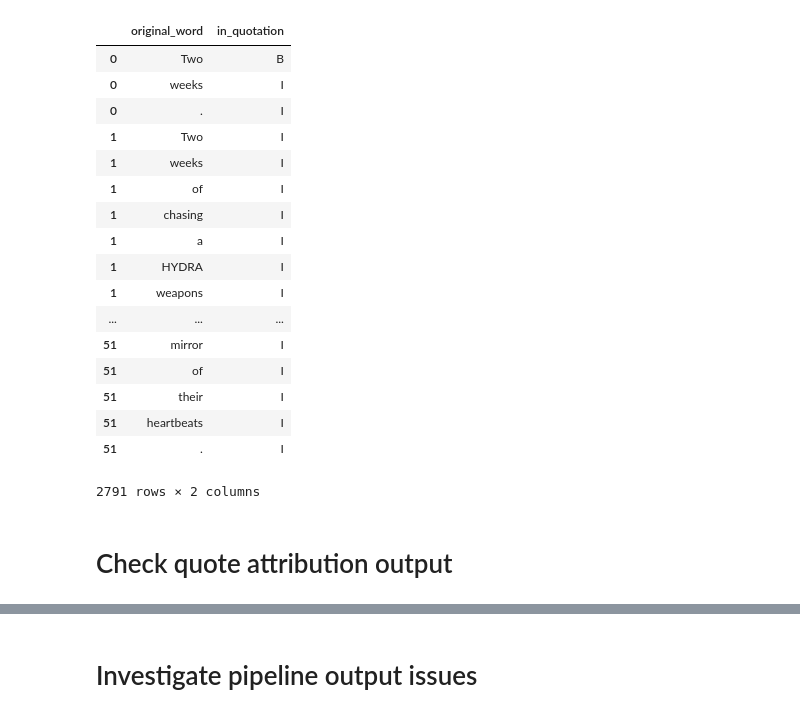
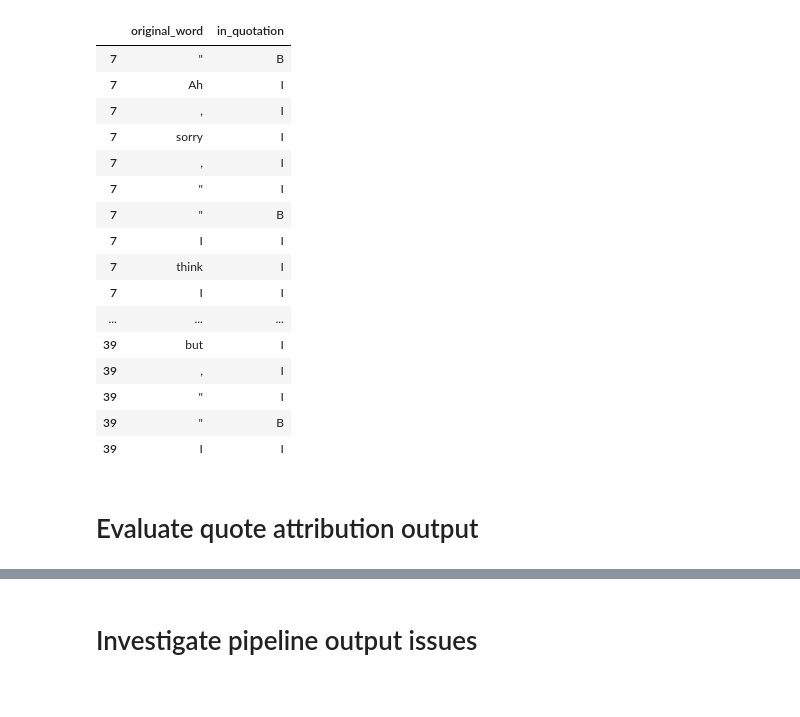
Before and after one commit to michaelmilleryoder/fanfiction-scripts, a Jupyter notebook: jupyter/pipeline_evaluation.ipynb, the cells around one changed output, grey strips where cells are left out. Saved outputs shown, nothing was run; the diff lists cells and outputs as text; code cells hidden in the pictures.

Commit message:
quote eval

```diff
--- a/jupyter/pipeline_evaluation.ipynb
+++ b/jupyter/pipeline_evaluation.ipynb
@@ -6,8 +6,8 @@ import pdb
 
 def in_quotation(tokens):
 
-    start_quote_chars = ['``', '"', '«']
-    end_quote_chars = ["''", '"', '»']
+    start_quote_chars = ['“', '``', '"', '«']
+    end_quote_chars = ['”', "''", '"', '»']
 
     result = []
     state = 'O' # Beginning, inside, end, outside
@@ -19,13 +19,13 @@ def in_quotation(tokens):
     }
 
     for tok in tokens:
-        if state == 'O' or state == 'E' and tok in start_quote_chars:
+        if (state == 'O' or state == 'E') and tok in start_quote_chars:
             state = 'B'
 
         elif state == 'B' and not tok in end_quote_chars:
             state = 'I'
 
-        elif state == 'B' or state == 'I' and tok in end_quote_chars:
+        elif (state == 'B' or state == 'I') and tok in end_quote_chars:
             state = 'E'
 
         elif state == 'E' and not tok in start_quote_chars:
@@ -43,6 +43,13 @@ def verify_bio(sequence):
     seq_str = ''.join(sequence)
     assert not re.search(r'[EO]I', seq_str)
     assert not re.search(r'[O]E', seq_str)
+# %%
+def create_token_ids(df):
+
+    para_token_lengths = df.groupby(['chapter_id', 'paragraph_id']).size().tolist()
+    token_ids = sum([list(range(1, para_length+1)) for para_length in para_token_lengths], [])
+
+    return token_ids
 # %%
 # Load gold tokenization
 
@@ -53,11 +60,11 @@ dataset_dirpath = '/data/fanfiction_ao3/annotated_10fandom/dev'
 csv_dirpath = os.path.join(dataset_dirpath, 'fics')
 fnames = os.listdir(csv_dirpath)
 
-for fname in fnames[:1]:
+for fname in sorted(fnames):
 #     outlines = []
     header = [
         'paragraph_id',
-        'sentence_id',
+        'chapter_id',
         'token_id',
         'begin_offset',
         'end_offset',
@@ -86,5 +93,23 @@ for fname in fnames[:1]:
     token_data['in_quotation'] = in_quotation(token_data['original_word'])
     verify_bio(token_data['in_quotation'].tolist())
 
+    # Reformat paragraph column
+    token_data['paragraph_id'] = token_data['para_id']
+
+    # Create token IDs
+    token_data['token_id'] = create_token_ids(token_data)
+
     # Add NaN columns
     token_data = token_data.reindex(columns=header)
+
+    # Placeholder columns
+    token_data['supersense'] = ['placeholder'] * len(token_data)
+    for col in ['begin_offset', 'end_offset', 'head_token_id', 'character_id']:
+        token_data[col] = [-1] * len(token_data)
+
+    # Print number of tokens in quotations
+    print(f'{fname}: {len(token_data[token_data["in_quotation"].isin(["B", "I"])])}')
+
+    # Save out tokens file
+    outpath = os.path.join(dataset_dirpath, 'tokens', f'{fname[:-4]}.tok')
+    token_data.to_csv(outpath, sep='\t', index=False)
@@ -99,6 +154,10 @@ Index(['paragraph_id', 'sentence_id', 'token_id', 'begin_offset', 'end_offset',
 # %%
+pd.set_option('display.max_rows', 10000)
+
 print(len(data))
 print(len(token_data))
+
+token_data.loc[:, ['original_word', 'in_quotation']]
 # %% [output]
 52
 2791
@@ -105,26 +181,25 @@ print(len(token_data))
 # %%
-token_data.loc[:, ['original_word', 'in_quotation']]
+token_data.loc[token_data['in_quotation'].isin(['B', 'I']), ['original_word', 'in_quotation']]
 # %% [output]
 |  | original_word | in_quotation |
-| 0 | Two | B |
-| 0 | weeks | I |
-| 0 | . | I |
-| 1 | Two | I |
-| 1 | weeks | I |
-| 1 | of | I |
-| 1 | chasing | I |
-| 1 | a | I |
-| 1 | HYDRA | I |
-| 1 | weapons | I |
+| 7 | " | B |
+| 7 | Ah | I |
+| 7 | , | I |
+| 7 | sorry | I |
+| 7 | , | I |
+| 7 | " | I |
+| 7 | " | B |
+| 7 | I | I |
+| 7 | think | I |
+| 7 | I | I |
 | ... | ... | ... |
-| 51 | mirror | I |
-| 51 | of | I |
-| 51 | their | I |
-| 51 | heartbeats | I |
-| 51 | . | I |
+| 39 | but | I |
+| 39 | , | I |
+| 39 | " | I |
+| 39 | " | B |
+| 39 | I | I |
-2791 rows × 2 columns
 # %% [markdown]
-# Check quote attribution output
+# Evaluate quote attribution output
 # %%
 import os
 import json
```
Also changed, not shown: parts of 27 cells of this notebook.
